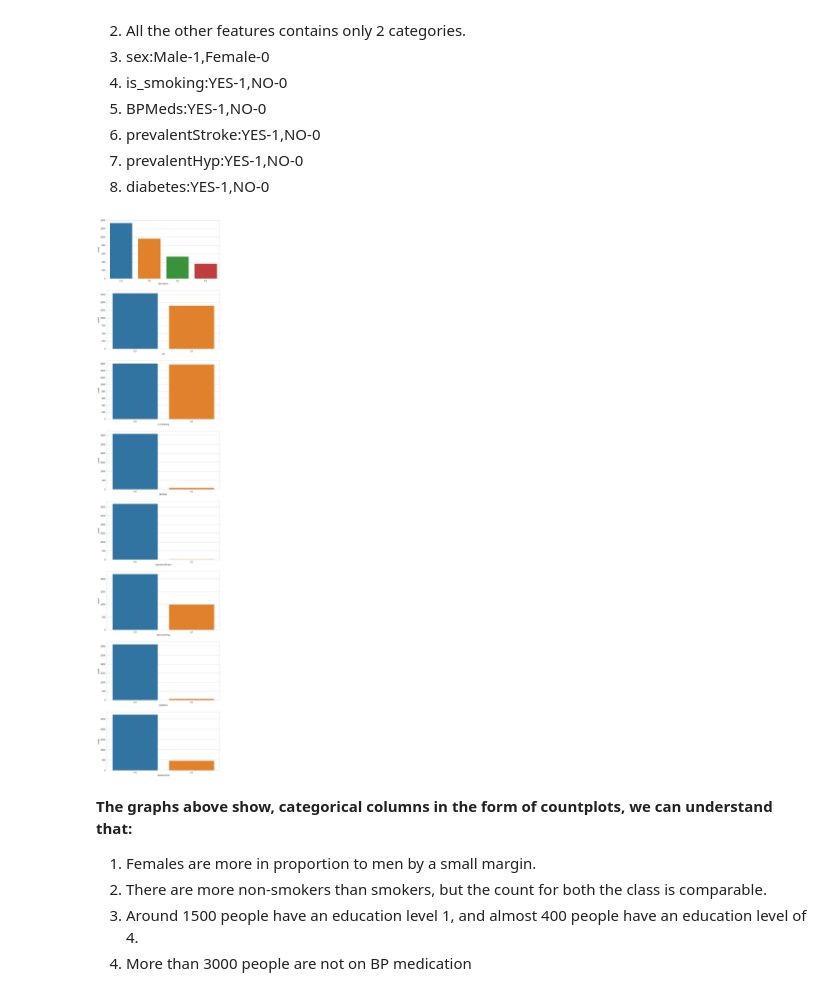
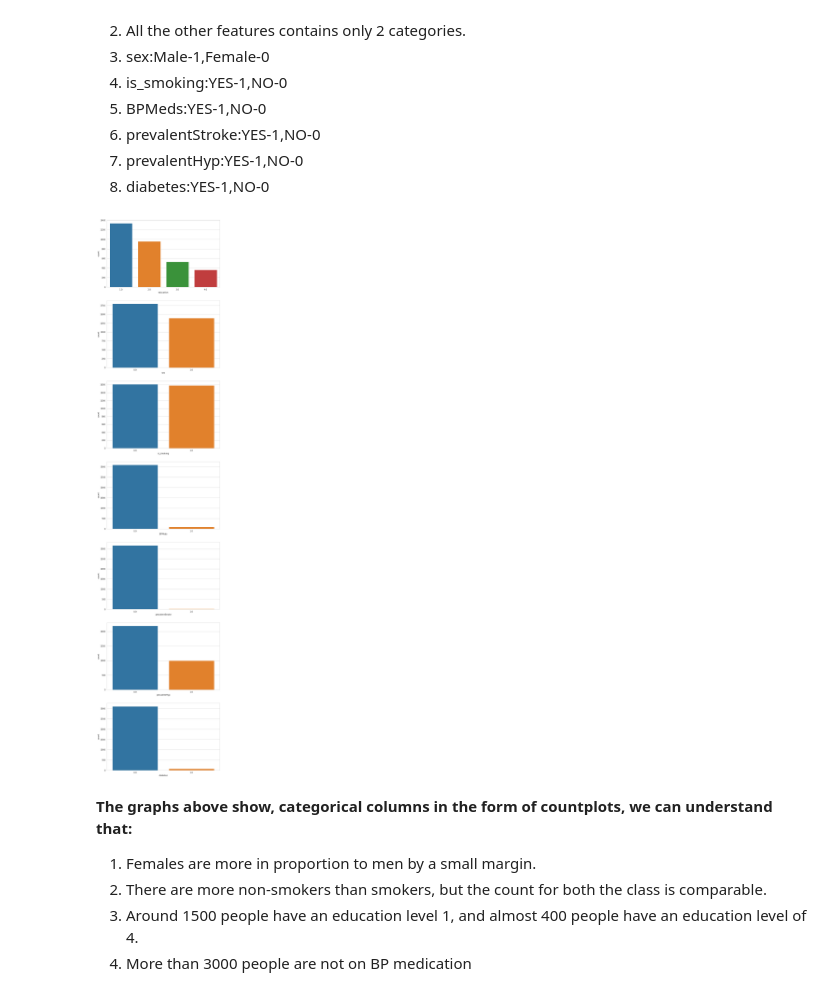
Before and after one commit to ParthSharma1197/Capstone-Project-Cardiovascular-Risk-Prediction, a Jupyter notebook: PARTH_SHARMA_Cardiovascular_Risk_Prediction_Capstone_Project.ipynb, the cells around one changed output. Drawn from its saved outputs; the diff is of its cells as text; code cells hidden in the pictures.

```diff
--- a/PARTH_SHARMA_Cardiovascular_Risk_Prediction_Capstone_Project.ipynb
+++ b/PARTH_SHARMA_Cardiovascular_Risk_Prediction_Capstone_Project.ipynb
@@ -644,7 +644,8 @@ Here we will be starting our univariate analysis with the categorical features i
 ### **Categorical Features**
 # %%
 #Let's have a look at all the categorical features in our dataset,not considered target variable here,we will analyze it separately
-cat_features[0:-1]
+cat_var=cat_features[0:-1]
+cat_var
 # %% [output]
 array(['education', 'sex', 'is_smoking', 'BPMeds', 'prevalentStroke',
        'prevalentHyp', 'diabetes'], dtype=object)
@@ -694,10 +695,10 @@ def count_plotting(columns):
   for i , column in plot_list:
     sns.countplot(ax = axes[i], data = df_transformed, x = column)
 # %%
-# Creating countplots using above function
-count_plotting(cat_features)
+# Creating countplots using above function,,not considering the target variable we will handle it separately
+count_plotting(cat_var)
 # %% [output]
-[figure, old version]
+[figure, new version]
 # %% [markdown]
 **The graphs above show, categorical columns in the form of countplots, we can understand that:**
 1. Females are more in proportion to men by a small margin.
```
Also changed, not shown: parts of 38 cells of this notebook.
